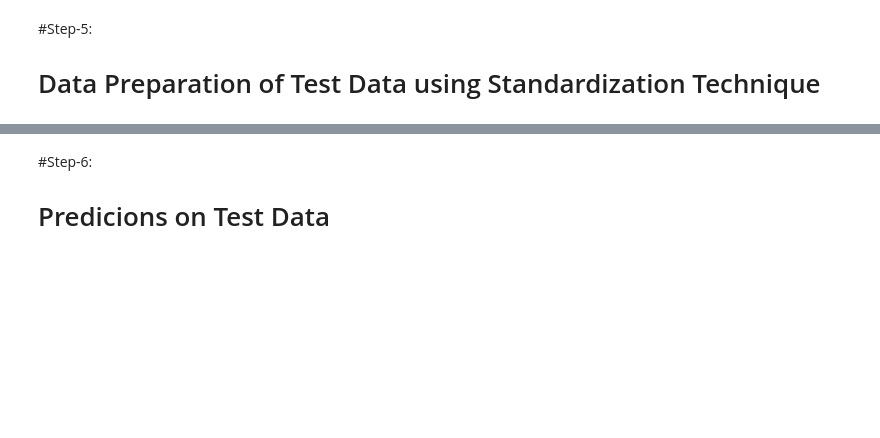
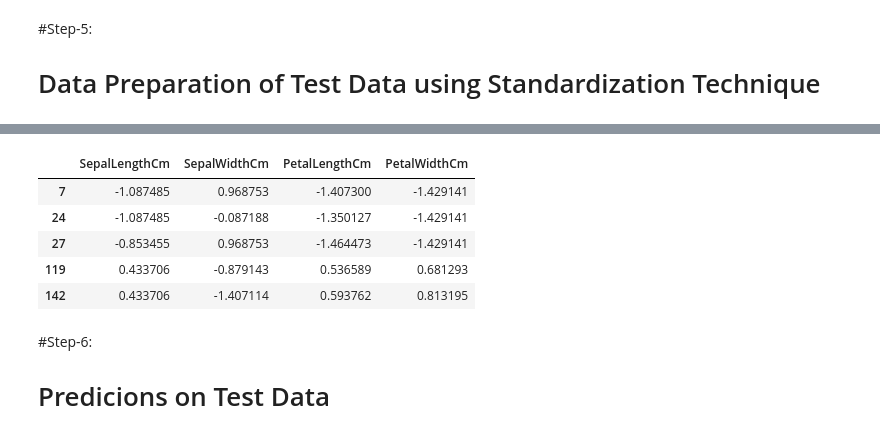
Before and after one commit to GadeMounika8/ML_model_building_on_datasets, a Jupyter notebook: Model_Building_on_Iris_Dataset.ipynb, the cells around one changed output, grey strips where cells are left out. Cells and saved outputs as stored; diff of their text form; code cells hidden in the pictures; blank space fills up the shorter version.

```diff
--- a/Model_Building_on_Iris_Dataset.ipynb
+++ b/Model_Building_on_Iris_Dataset.ipynb
@@ -103,7 +112,7 @@ LogisticRegression()
 #Step-5:
    # Data Preparation of Test Data using Standardization Technique
 # %%
-X_Test_Transformed = StandardScaler_object.transform(X_test)
+X_Test_Transformed = pd.DataFrame(StandardScaler_object.transform(X_test), columns = X_test.columns, index = X_test.index)
 # %%
 print(X_Test_Transformed.shape)
 # %% [output]
@@ -111,3 +120,12 @@ print(X_Test_Transformed.shape)
+# %%
+X_Test_Transformed.head()
+# %% [output]
+|  | SepalLengthCm | SepalWidthCm | PetalLengthCm | PetalWidthCm |
+| 7 | -1.087485 | 0.968753 | -1.407300 | -1.429141 |
+| 24 | -1.087485 | -0.087188 | -1.350127 | -1.429141 |
+| 27 | -0.853455 | 0.968753 | -1.464473 | -1.429141 |
+| 119 | 0.433706 | -0.879143 | 0.536589 | 0.681293 |
+| 142 | 0.433706 | -1.407114 | 0.593762 | 0.813195 |
 # %% [markdown]
 #Step-6:
    # Predicions on Test Data
```
Also changed, not shown: parts of 28 cells of this notebook.
